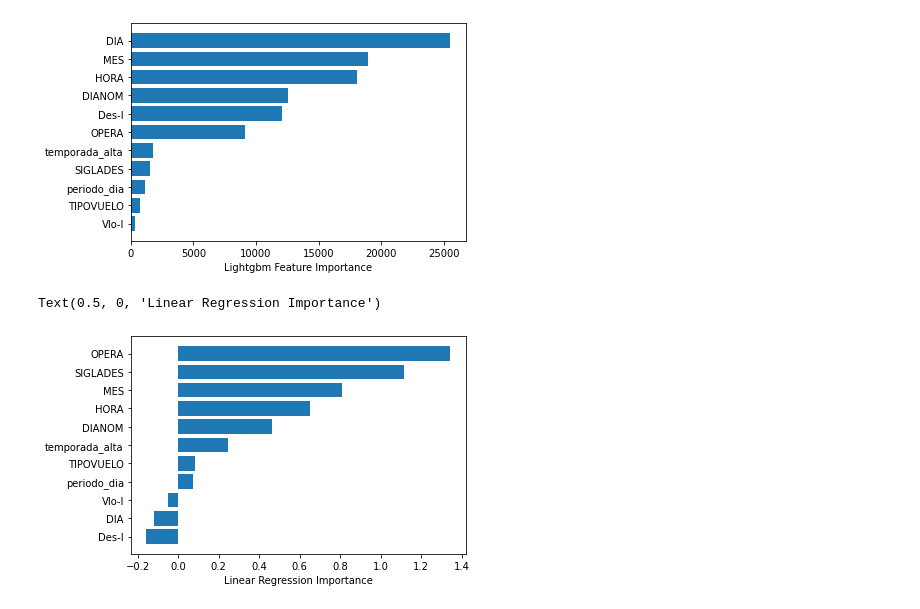
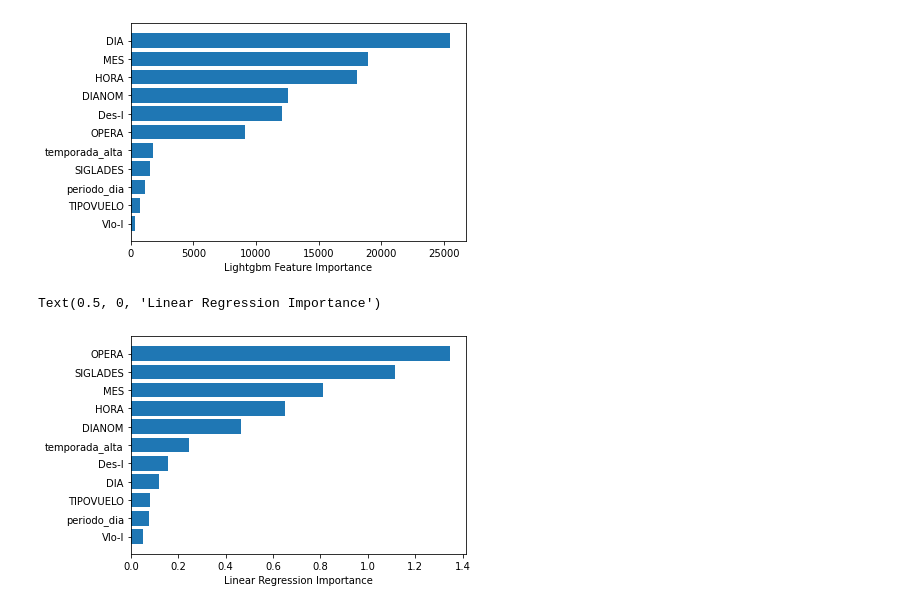
Before and after one commit to javierlunamisetich/Challenge_LATAM, a Jupyter notebook: solution.ipynb, the cells around one changed output. Cells and saved outputs as stored; diff of their text form; code cells hidden in the pictures.

```diff
--- a/solution.ipynb
+++ b/solution.ipynb
@@ -741,13 +748,13 @@ Con estas reglas simples, mejora las precisión para vuelos internacionales pero
 # %%
 #Hyperparameter tuning for LogisticRegression
-param_dist= {
-    'C' : np.logspace(-4, 4, 20),
-                }
+#param_dist= {
+#    'C' : np.logspace(-4, 4, 20),
+#                }
 
 
-grid_search = GridSearchCV(LogisticRegression(), n_jobs=-1, param_grid =param_dist, cv = 5, scoring = 'average_precision' , verbose=5)
-grid_search.fit(X_train,y_train)
-print(grid_search.best_estimator_)
+#grid_search = GridSearchCV(LogisticRegression(), n_jobs=-1, param_grid =param_dist, cv = 5, scoring = 'average_precision' , verbose=5)
+#grid_search.fit(X_train,y_train)
+#print(grid_search.best_estimator_)
 
 #stop = timeit.default_timer()
 #print('Time: ', stop - start)
@@ -993,10 +996,10 @@ plt.xlabel("Lightgbm Feature Importance")
 Text(0.5, 0, 'Lightgbm Feature Importance')
 [figure]
 # %%
-importance = linear.coef_[0]
-idx = linear.coef_[0].argsort()
-plt.barh(features[idx],linear.coef_[0][idx])
+importance = abs(linear.coef_[0])
+idx = abs(linear.coef_[0]).argsort()
+plt.barh(features[idx],abs(linear.coef_[0])[idx])
 plt.xlabel("Linear Regression Importance")
 # %% [output]
 Text(0.5, 0, 'Linear Regression Importance')
-[figure, old version]
+[figure, new version]
```
Also changed, not shown: parts of 45 cells of this notebook, 5 other files.
